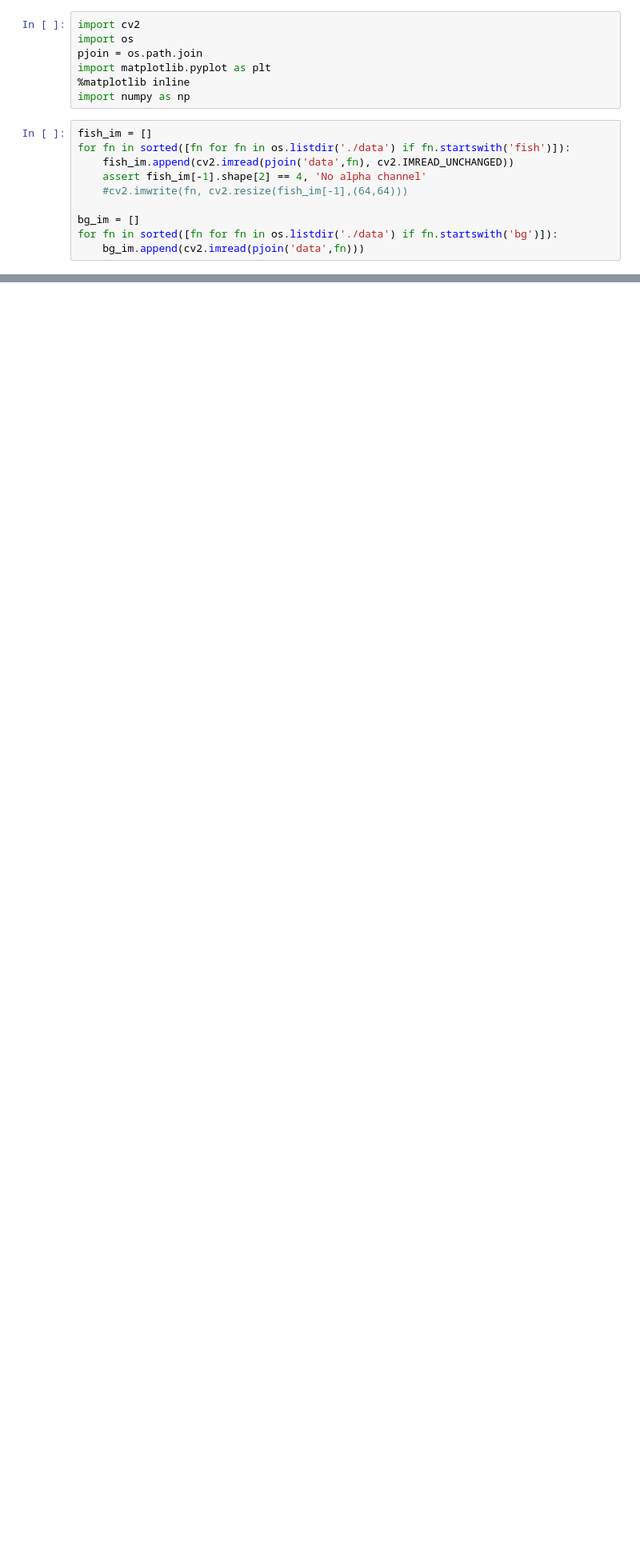
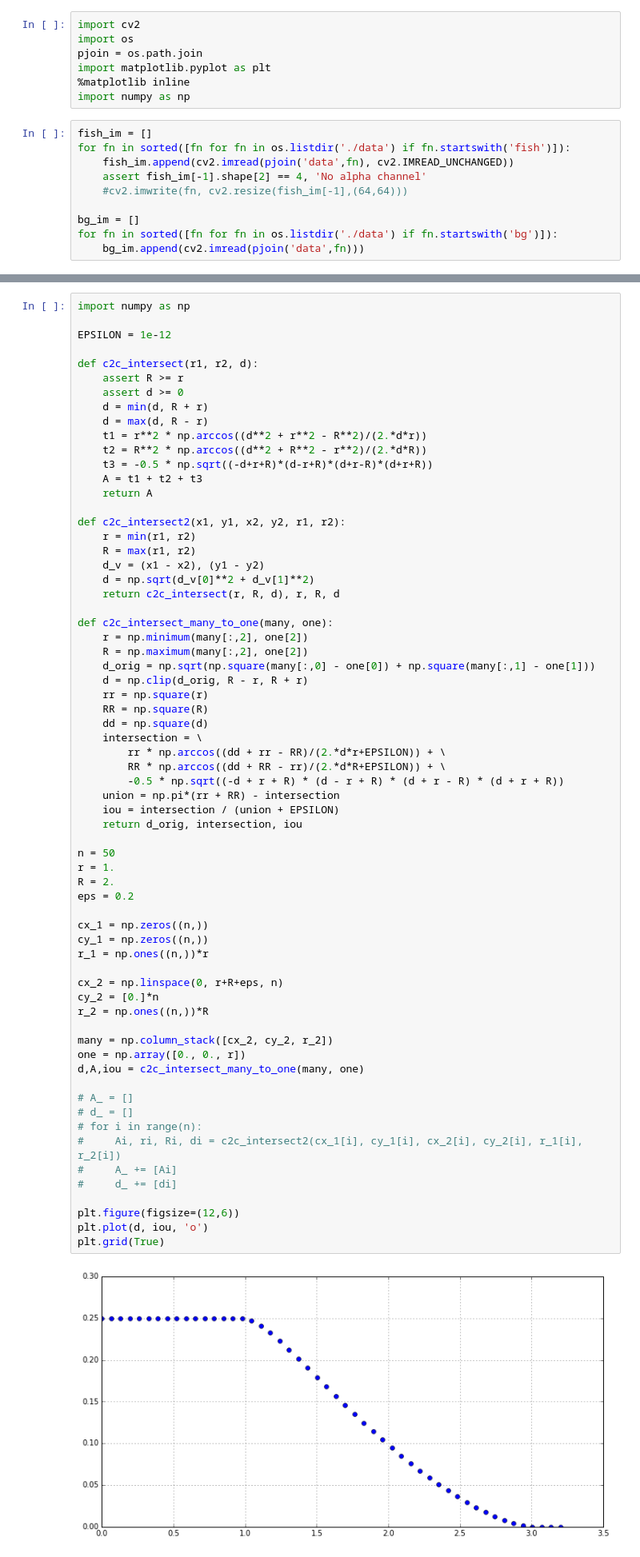
Before and after one commit to alievk/fish_challenge, a Jupyter notebook: fish_toy_detector/fish_detector.ipynb, the cells around one changed output, grey strips where cells are left out. Shown: that part at 80% size. Drawn from its saved outputs; the diff is of its cells as text; blank space fills up the shorter version.

```diff
--- a/fish_toy_detector/fish_detector.ipynb
+++ b/fish_toy_detector/fish_detector.ipynb
@@ -40,0 +81,68 @@ Using TensorFlow backend.
+# %%
+import numpy as np
+
+EPSILON = 1e-12
+
+def c2c_intersect(r1, r2, d):
+    assert R >= r
+    assert d >= 0
+    d = min(d, R + r)
+    d = max(d, R - r)
+    t1 = r**2 * np.arccos((d**2 + r**2 - R**2)/(2.*d*r))
+    t2 = R**2 * np.arccos((d**2 + R**2 - r**2)/(2.*d*R))
+    t3 = -0.5 * np.sqrt((-d+r+R)*(d-r+R)*(d+r-R)*(d+r+R))
+    A = t1 + t2 + t3
+    return A
+
+def c2c_intersect2(x1, y1, x2, y2, r1, r2):
+    r = min(r1, r2)
+    R = max(r1, r2)
+    d_v = (x1 - x2), (y1 - y2)
+    d = np.sqrt(d_v[0]**2 + d_v[1]**2)
+    return c2c_intersect(r, R, d), r, R, d
+
+def c2c_intersect_many_to_one(many, one):
+    r = np.minimum(many[:,2], one[2])
+    R = np.maximum(many[:,2], one[2])
+    d_orig = np.sqrt(np.square(many[:,0] - one[0]) + np.square(many[:,1] - one[1]))
+    d = np.clip(d_orig, R - r, R + r)
+    rr = np.square(r)
+    RR = np.square(R)
+    dd = np.square(d)
+    intersection = \
+        rr * np.arccos((dd + rr - RR)/(2.*d*r+EPSILON)) + \
+        RR * np.arccos((dd + RR - rr)/(2.*d*R+EPSILON)) + \
+        -0.5 * np.sqrt((-d + r + R) * (d - r + R) * (d + r - R) * (d + r + R))
+    union = np.pi*(rr + RR) - intersection
+    iou = intersection / (union + EPSILON)
+    return d_orig, intersection, iou
+
+n = 50
+r = 1.
+R = 2.
+eps = 0.2
+
+cx_1 = np.zeros((n,))
+cy_1 = np.zeros((n,))
+r_1 = np.ones((n,))*r
+
+cx_2 = np.linspace(0, r+R+eps, n)
+cy_2 = [0.]*n
+r_2 = np.ones((n,))*R
+
+many = np.column_stack([cx_2, cy_2, r_2])
+one = np.array([0., 0., r])
+d,A,iou = c2c_intersect_many_to_one(many, one)
+
+# A_ = []
+# d_ = []
+# for i in range(n):
+#     Ai, ri, Ri, di = c2c_intersect2(cx_1[i], cy_1[i], cx_2[i], cy_2[i], r_1[i], r_2[i])
+#     A_ += [Ai]
+#     d_ += [di]
+
+plt.figure(figsize=(12,6))
+plt.plot(d, iou, 'o')
+plt.grid(True)
+# %% [output]
+[figure, added]
```
Also changed, not shown: parts of 5 cells of this notebook.
